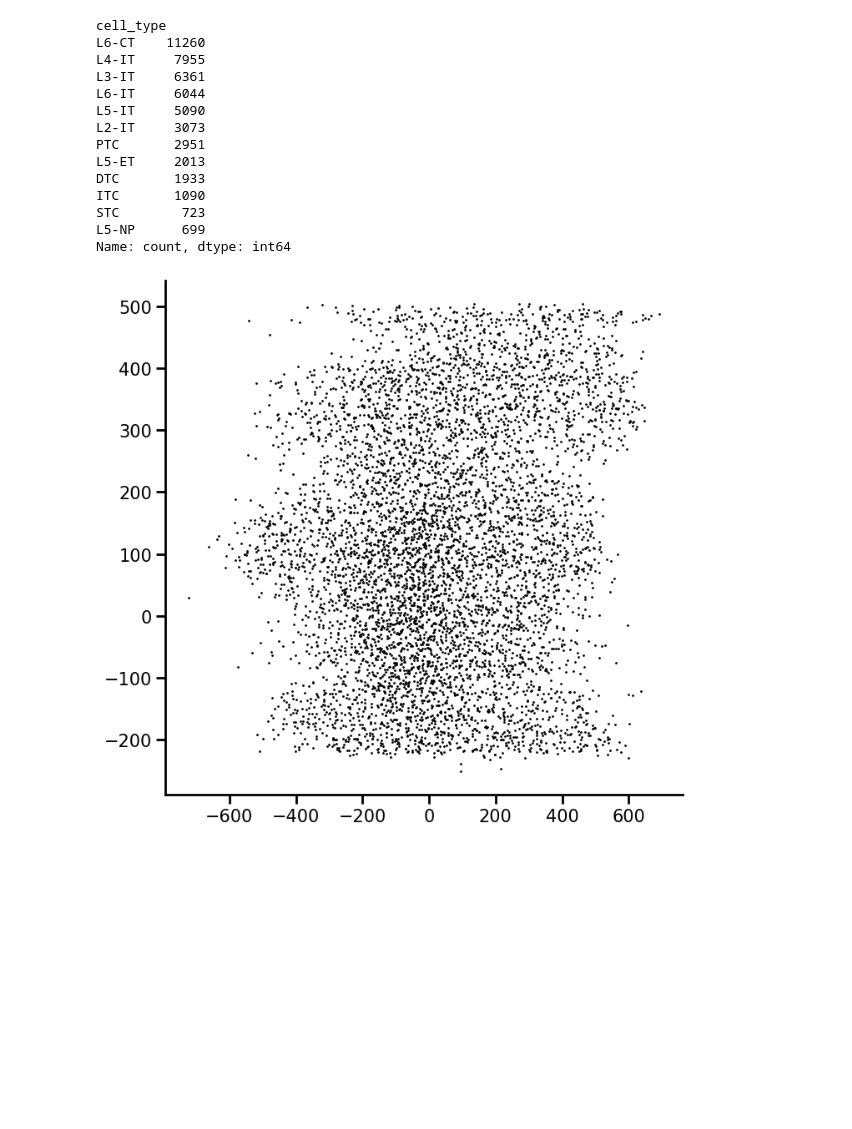
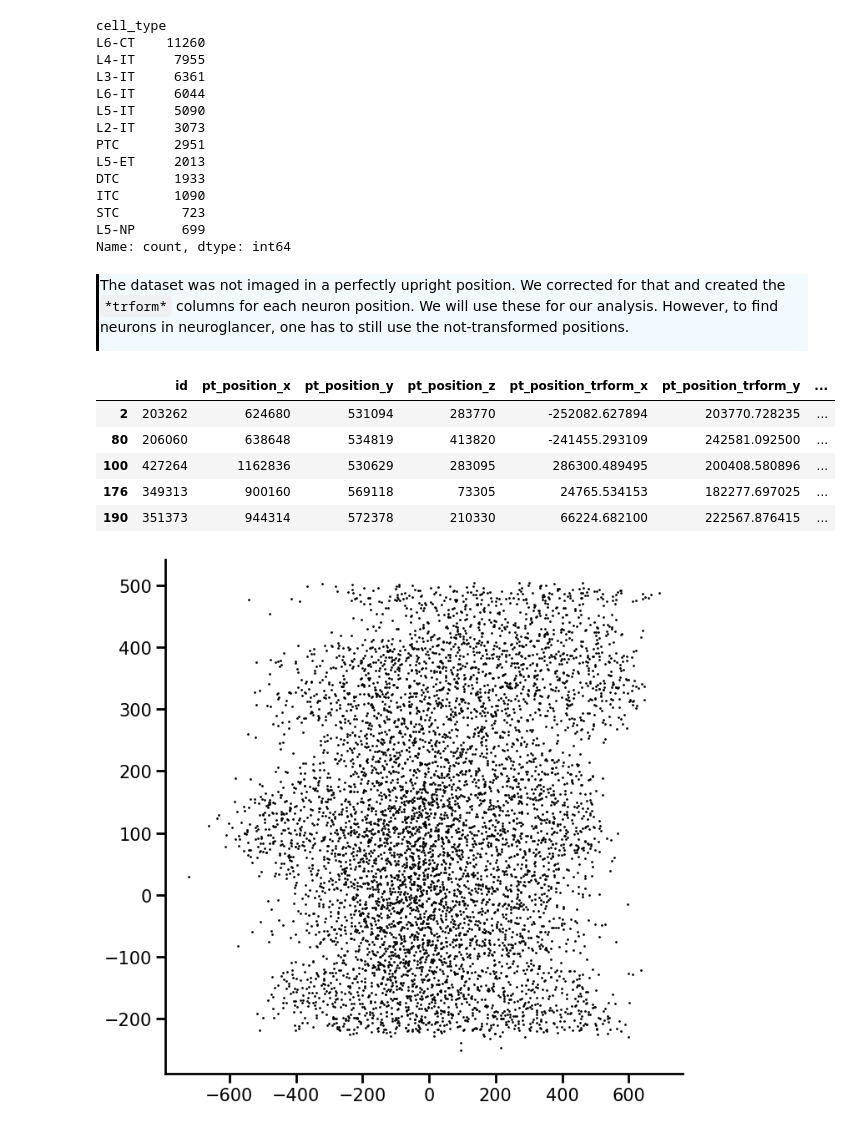
Before and after one commit to AllenSWDB/SWDB_2025_Connectomics, a Jupyter notebook: code/solutions/Workshop2.ipynb, the cells around one changed output. Saved outputs shown, nothing was run; the diff lists cells and outputs as text; code cells hidden in the pictures; blank space fills up the shorter version.

```diff
--- a/code/solutions/Workshop2.ipynb
+++ b/code/solutions/Workshop2.ipynb
@@ -104,6 +104,19 @@ L5-NP      699
 Name: count, dtype: int64
 # %%
 sub_cell_df = cell_df[cell_df["cell_type"] == "L3-IT"]
+# %% [markdown]
+<div style="border-left: 3px solid #000; padding: 1px; padding-left: 10px; background: #F0FAFF; ">
+
+The dataset was not imaged in a perfectly upright position. We corrected for that and created the `*trform*` columns for each neuron position. We will use these for our analysis. However, to find neurons in neuroglancer, one has to still use the not-transformed positions.
+# %%
+sub_cell_df.head(5)
+# %% [output]
+|  | id | pt_position_x | pt_position_y | pt_position_z | pt_position_trform_x | pt_position_trform_y | ... |
+| 2 | 203262 | 624680 | 531094 | 283770 | -252082.627894 | 203770.728235 | ... |
+| 80 | 206060 | 638648 | 534819 | 413820 | -241455.293109 | 242581.092500 | ... |
+| 100 | 427264 | 1162836 | 530629 | 283095 | 286300.489495 | 200408.580896 | ... |
+| 176 | 349313 | 900160 | 569118 | 73305 | 24765.534153 | 182277.697025 | ... |
+| 190 | 351373 | 944314 | 572378 | 210330 | 66224.682100 | 222567.876415 | ... |
 # %%
 fig, ax = plt.subplots(figsize=(8, 8))
 
```
Also changed, not shown: parts of 34 cells of this notebook.
